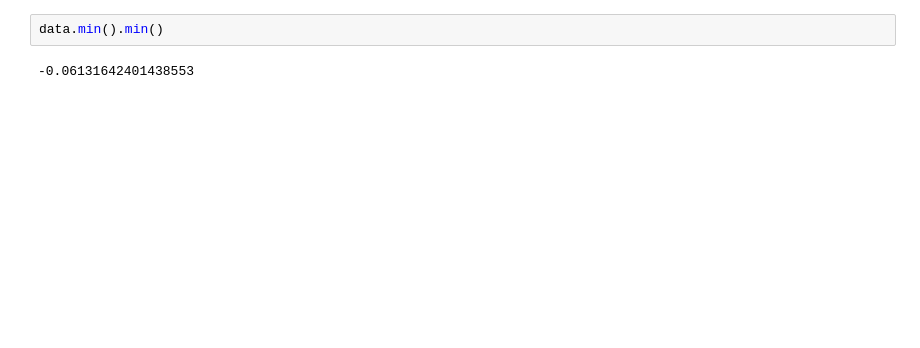
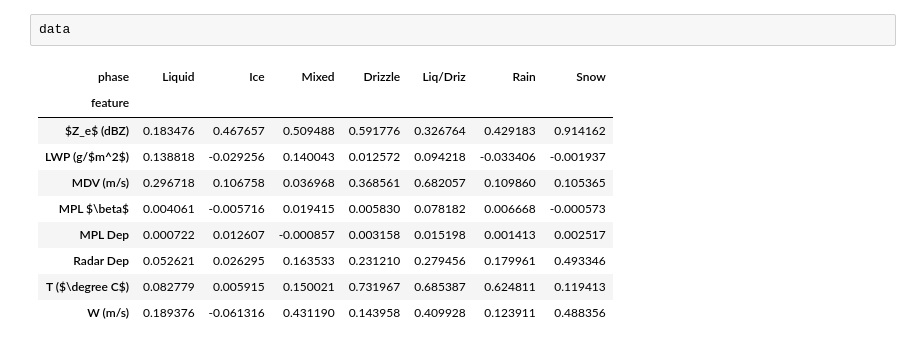
Before and after one commit to maxwelllevin/cloudphase-ml-amt, a Jupyter notebook: src/analysis/importances.ipynb, the cells around one changed output. Drawn from its saved outputs; the diff is of its cells as text; blank space fills up the shorter version.

```diff
--- a/src/analysis/importances.ipynb
+++ b/src/analysis/importances.ipynb
@@ -654,4 +407,13 @@ with plt.style.context("style.mplstyle"):
 # %%
-data.min().min()
+data
 # %% [output]
--0.06131642401438553
+| phase | Liquid | Ice | Mixed | Drizzle | Liq/Driz | Rain | Snow |
+| feature |  |  |  |  |  |  |  |
+| $Z_e$ (dBZ) | 0.183476 | 0.467657 | 0.509488 | 0.591776 | 0.326764 | 0.429183 | 0.914162 |
+| LWP (g/$m^2$) | 0.138818 | -0.029256 | 0.140043 | 0.012572 | 0.094218 | -0.033406 | -0.001937 |
+| MDV (m/s) | 0.296718 | 0.106758 | 0.036968 | 0.368561 | 0.682057 | 0.109860 | 0.105365 |
+| MPL $\beta$ | 0.004061 | -0.005716 | 0.019415 | 0.005830 | 0.078182 | 0.006668 | -0.000573 |
+| MPL Dep | 0.000722 | 0.012607 | -0.000857 | 0.003158 | 0.015198 | 0.001413 | 0.002517 |
+| Radar Dep | 0.052621 | 0.026295 | 0.163533 | 0.231210 | 0.279456 | 0.179961 | 0.493346 |
+| T ($\degree C$) | 0.082779 | 0.005915 | 0.150021 | 0.731967 | 0.685387 | 0.624811 | 0.119413 |
+| W (m/s) | 0.189376 | -0.061316 | 0.431190 | 0.143958 | 0.409928 | 0.123911 | 0.488356 |
```
Also changed, not shown: parts of 29 cells of this notebook, 11 other files.
